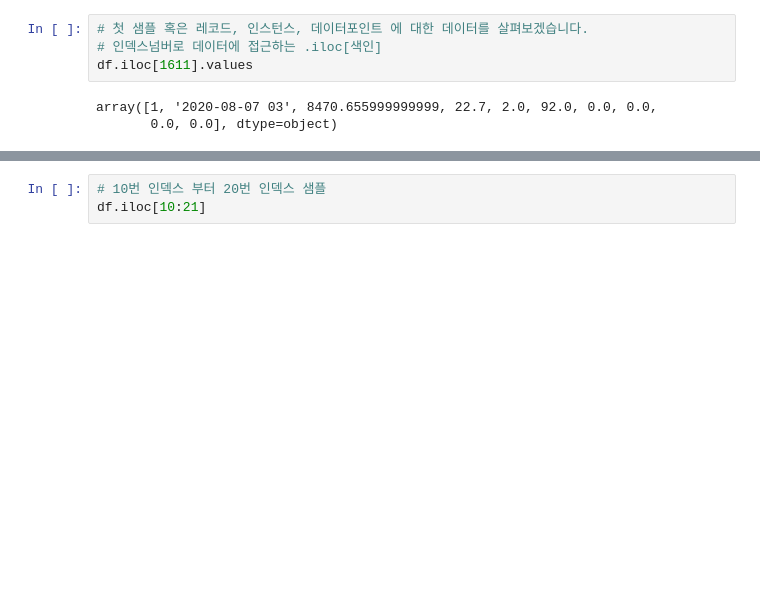
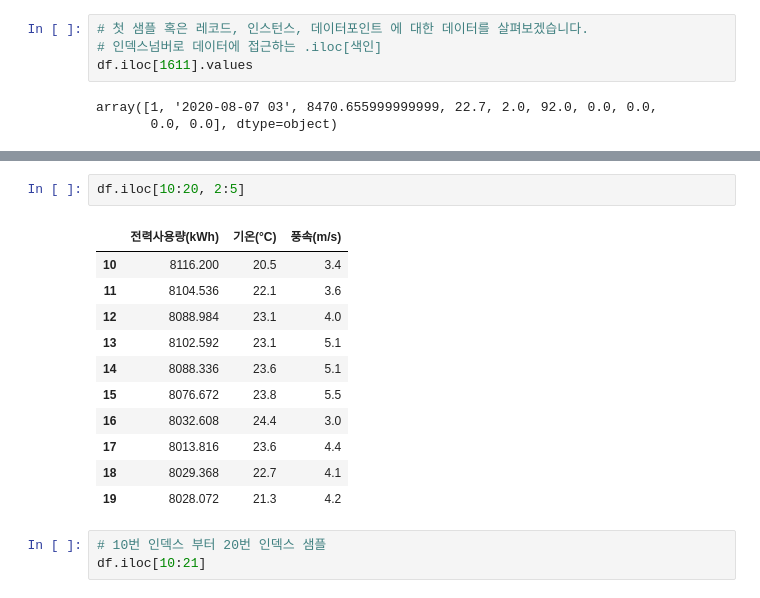
Before and after one commit to overgroove/samsung_ML, a Jupyter notebook: 03_package_pandas.ipynb, the cells around one changed output, grey strips where cells are left out. Cells and saved outputs as stored; diff of their text form; blank space fills up the shorter version.

```diff
--- a/03_package_pandas.ipynb
+++ b/03_package_pandas.ipynb
@@ -353,3 +368,17 @@ array([1, '2020-08-07 03', 8470.655999999999, 22.7, 2.0, 92.0, 0.0, 0.0,
+# %%
+df.iloc[10:20, 2:5]
+# %% [output]
+|  | 전력사용량(kWh) | 기온(°C) | 풍속(m/s) |
+| 10 | 8116.200 | 20.5 | 3.4 |
+| 11 | 8104.536 | 22.1 | 3.6 |
+| 12 | 8088.984 | 23.1 | 4.0 |
+| 13 | 8102.592 | 23.1 | 5.1 |
+| 14 | 8088.336 | 23.6 | 5.1 |
+| 15 | 8076.672 | 23.8 | 5.5 |
+| 16 | 8032.608 | 24.4 | 3.0 |
+| 17 | 8013.816 | 23.6 | 4.4 |
+| 18 | 8029.368 | 22.7 | 4.1 |
+| 19 | 8028.072 | 21.3 | 4.2 |
 # %%
 # 10번 인덱스 부터 20번 인덱스 샘플
 df.iloc[10:21]
```
Also changed, not shown: parts of 34 cells of this notebook.
